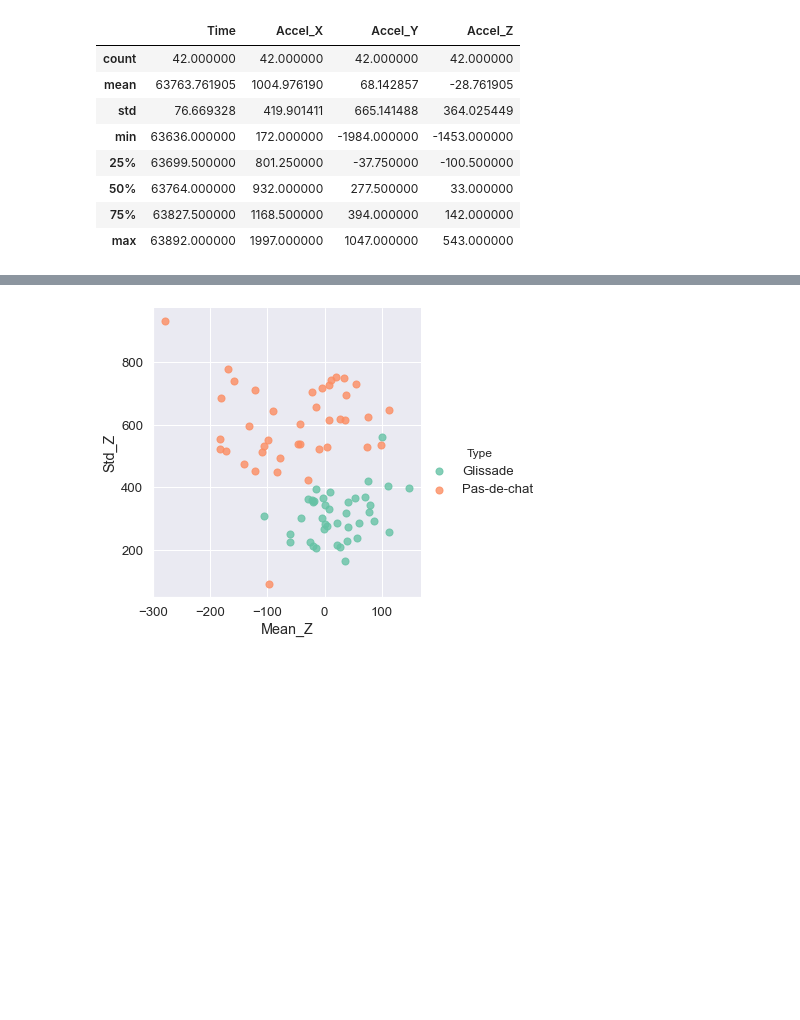
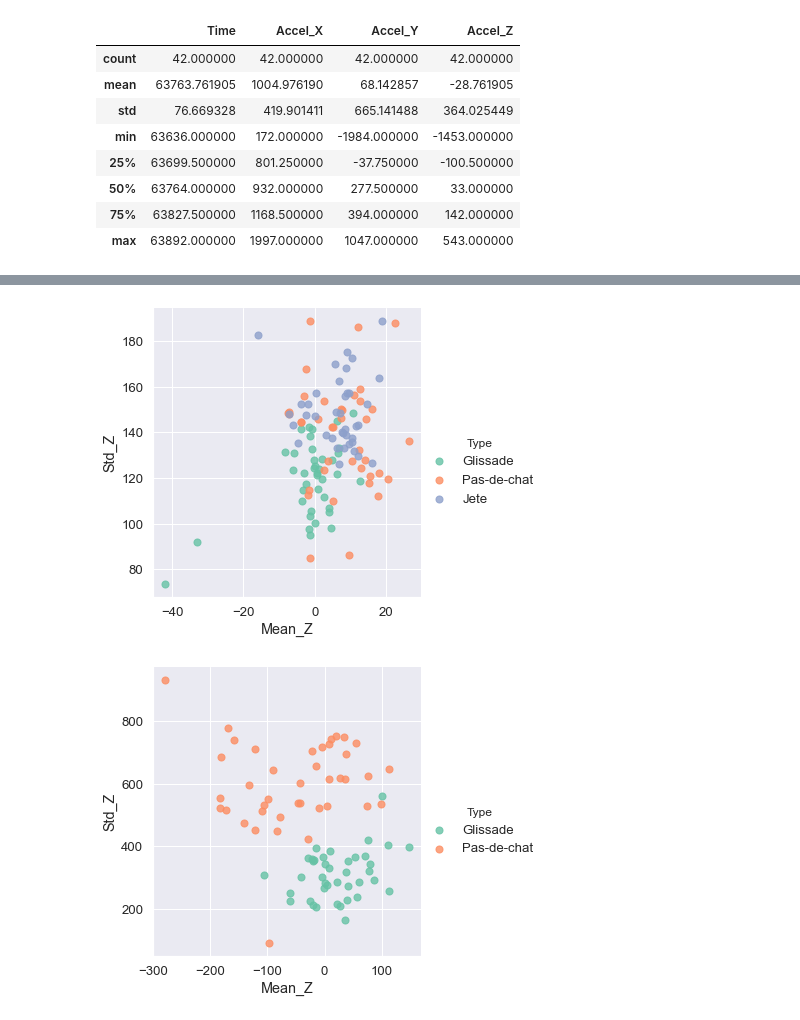
Before and after one commit to alb4876/ballet-jumps, a Jupyter notebook: Ballet.ipynb, the cells around one changed output, grey strips where cells are left out. Drawn from its saved outputs; the diff is of its cells as text; code cells hidden in the pictures; blank space fills up the shorter version.

```diff
--- a/Ballet.ipynb
+++ b/Ballet.ipynb
@@ -366,3 +395,23 @@ for i in range(num_train_sets):
 
 # Save the dataframe in a CSV file
 features.to_csv('features.csv', index=False)
+# %%
+# Save the MEAN_Z and STD_Z for the GYRO data
+# Save features in CSV file
+
+features_gyro = pd.DataFrame(columns=['Mean_Z','Std_Z','Type'])
+
+for i in range(len(GG_count)):
+    features_gyro = features_gyro.append({'Mean_Z': d_GG[i]["Gyro_Z"].mean(), 'Std_Z': d_GG[i]["Gyro_Z"].std(), 'Type': 'Glissade'}, ignore_index=True)
+
+for i in range(len(PG_count)):
+    features_gyro = features_gyro.append({'Mean_Z': d_PG[i]["Gyro_Z"].mean(), 'Std_Z': d_PG[i]["Gyro_Z"].std(), 'Type': 'Pas-de-chat'}, ignore_index=True)
+
+for i in range(len(JG_count)):
+    features_gyro = features_gyro.append({'Mean_Z': d_JG[i]["Gyro_Z"].mean(), 'Std_Z': d_JG[i]["Gyro_Z"].std(), 'Type': 'Jete'}, ignore_index=True)
+
+# Save the dataframe in a CSV file
+features_gyro.to_csv('features_gyro.csv', index=False)
+
+data_gyro=pd.read_csv('features_gyro.csv')
+print(data_gyro)
@@ -395,3 +463,18 @@ sns.lmplot('Mean_Z', 'Std_Z',
+# %%
+# Quick look at the plot for Gyro data
+from sklearn import svm
+import seaborn as sns; sns.set(font_scale=1.2)
+
+#data_gryo = pd.read_csv('features_gyro.csv')
+
+sns.lmplot('Mean_Z', 'Std_Z',
+           data=data_gyro,
+           hue='Type',
+           palette='Set2',
+           fit_reg=False,
+           scatter_kws={"s": 50});
+# %% [output]
+[figure, added]
 # %%
 ## THIS IS FOR ONLY 2 JUMPS
 
```
Also changed, not shown: parts of 65 cells of this notebook.
